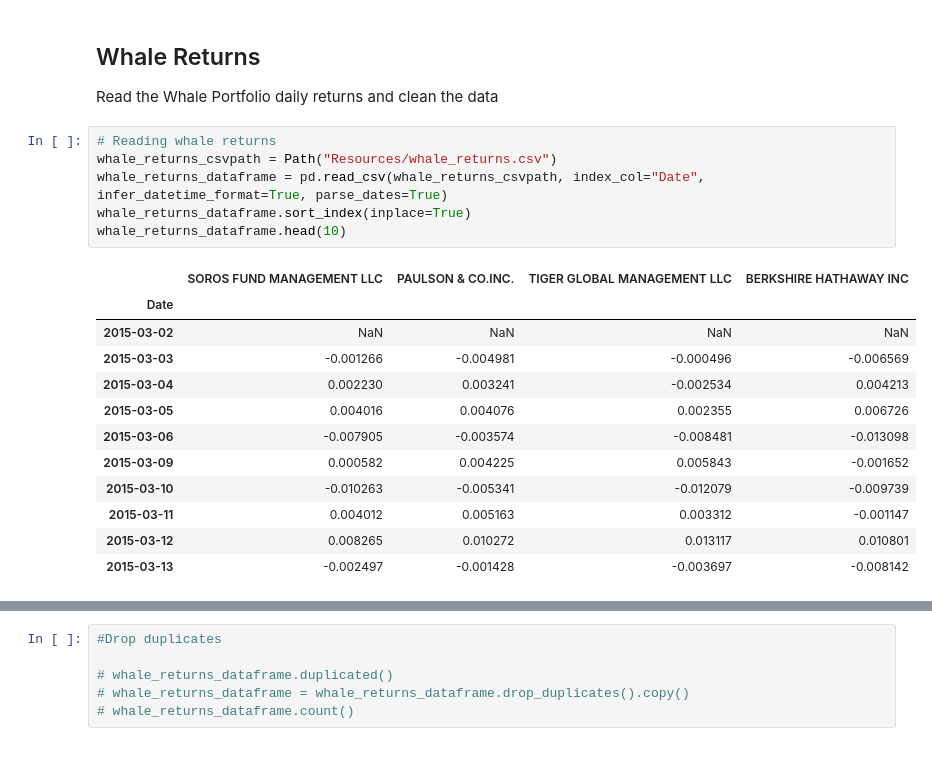
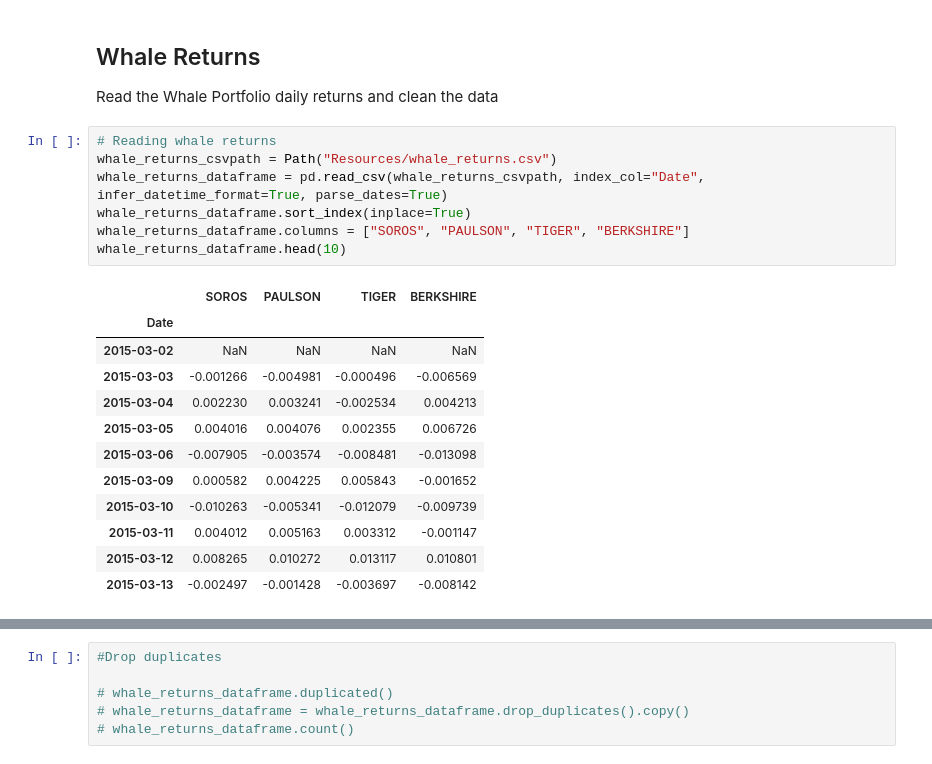
Before and after one commit to patricia-raj/whale-off-the-port-folio-, a Jupyter notebook: whale_analysis.ipynb, the cells around one changed output, grey strips where cells are left out. Cells and saved outputs as stored; diff of their text form.

```diff
--- a/whale_analysis.ipynb
+++ b/whale_analysis.ipynb
@@ -31,11 +31,12 @@ Read the Whale Portfolio daily returns and clean the data
 # %%
 # Reading whale returns
 whale_returns_csvpath = Path("Resources/whale_returns.csv")
 whale_returns_dataframe = pd.read_csv(whale_returns_csvpath, index_col="Date", infer_datetime_format=True, parse_dates=True)
 whale_returns_dataframe.sort_index(inplace=True)
+whale_returns_dataframe.columns = ["SOROS", "PAULSON", "TIGER", "BERKSHIRE"]
 whale_returns_dataframe.head(10)
 # %% [output]
-|  | SOROS FUND MANAGEMENT LLC | PAULSON & CO.INC. | TIGER GLOBAL MANAGEMENT LLC | BERKSHIRE HATHAWAY INC |
+|  | SOROS | PAULSON | TIGER | BERKSHIRE |
 | Date |  |  |  |  |
 | 2015-03-02 | NaN | NaN | NaN | NaN |
 | 2015-03-03 | -0.001266 | -0.004981 | -0.000496 | -0.006569 |
```
Also changed, not shown: parts of 33 cells of this notebook.
